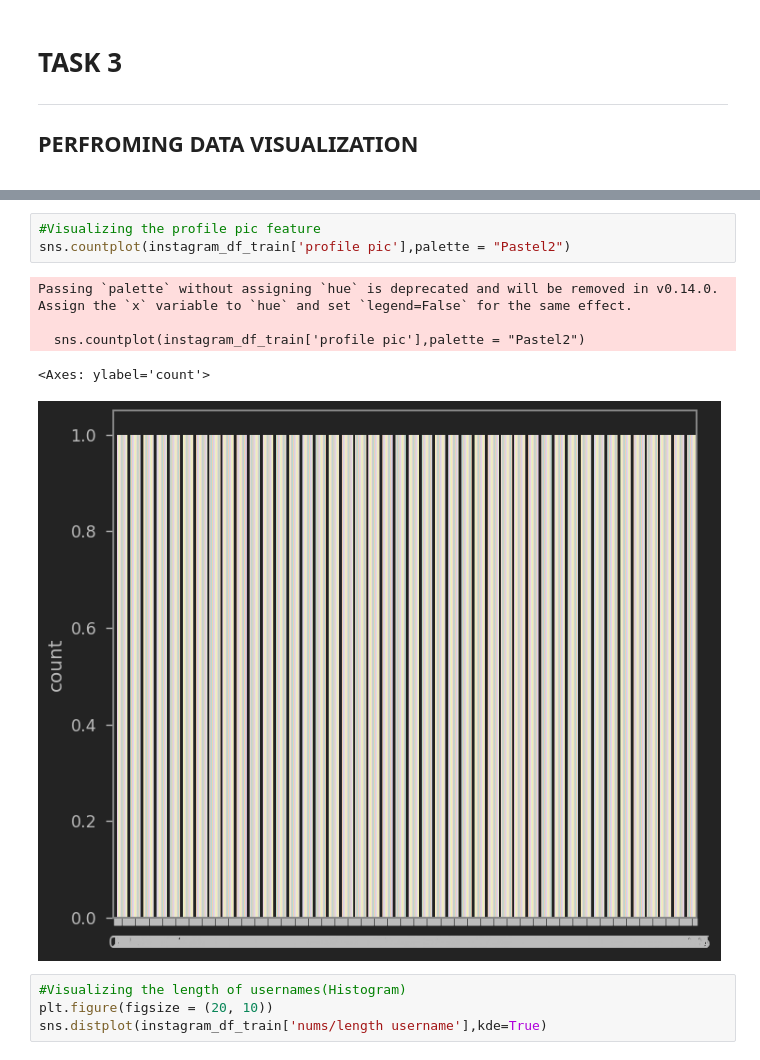
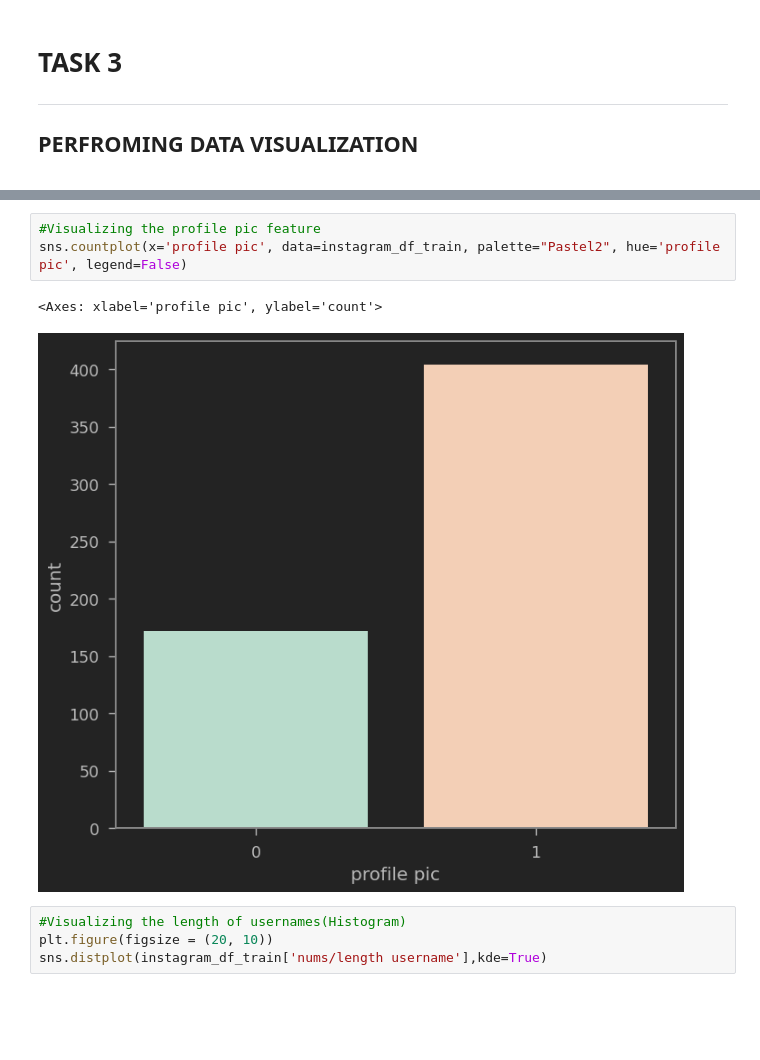
Before and after one commit to Pranjul-1/fake_account_detection, a Jupyter notebook: Fake_Account_Detection.ipynb, the cells around one changed output, grey strips where cells are left out. Saved outputs shown, nothing was run; the diff lists cells and outputs as text; blank space fills up the shorter version.

```diff
--- a/Fake_Account_Detection.ipynb
+++ b/Fake_Account_Detection.ipynb
@@ -292,12 +297,9 @@ Passing `palette` without assigning `hue` is deprecated and will be removed in v
 # %%
 #Visualizing the profile pic feature
-sns.countplot(instagram_df_train['profile pic'],palette = "Pastel2")
+sns.countplot(x='profile pic', data=instagram_df_train, palette="Pastel2", hue='profile pic', legend=False)
 # %% [output]
-Passing `palette` without assigning `hue` is deprecated and will be removed in v0.14.0. Assign the `x` variable to `hue` and set `legend=False` for the same effect.
-
-  sns.countplot(instagram_df_train['profile pic'],palette = "Pastel2")
+<Axes: xlabel='profile pic', ylabel='count'>
-<Axes: ylabel='count'>
-[figure, old version]
+[figure, new version]
 # %%
 #Visualizing the length of usernames(Histogram)
 plt.figure(figsize = (20, 10))
```
Also changed, not shown: parts of 9 cells of this notebook.
